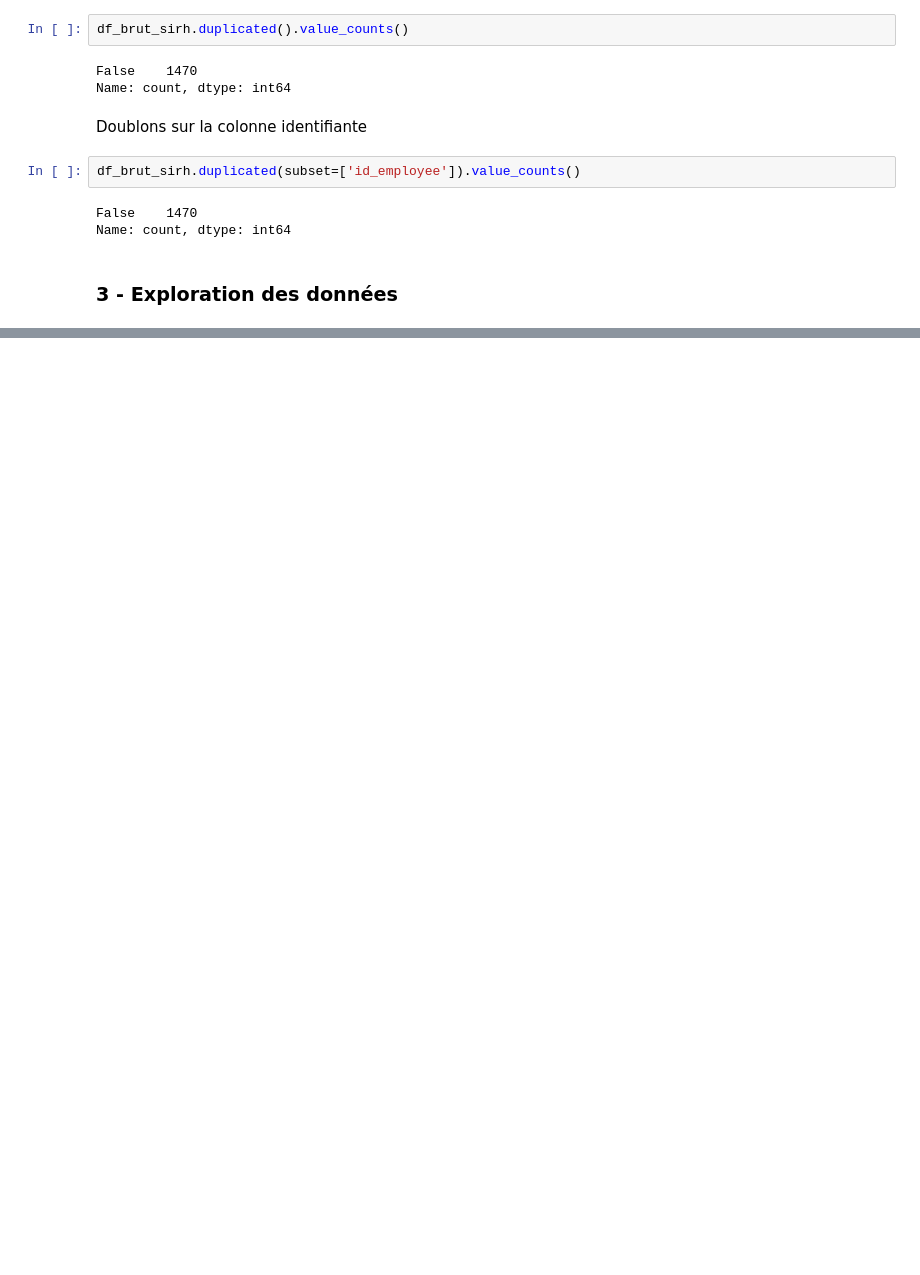
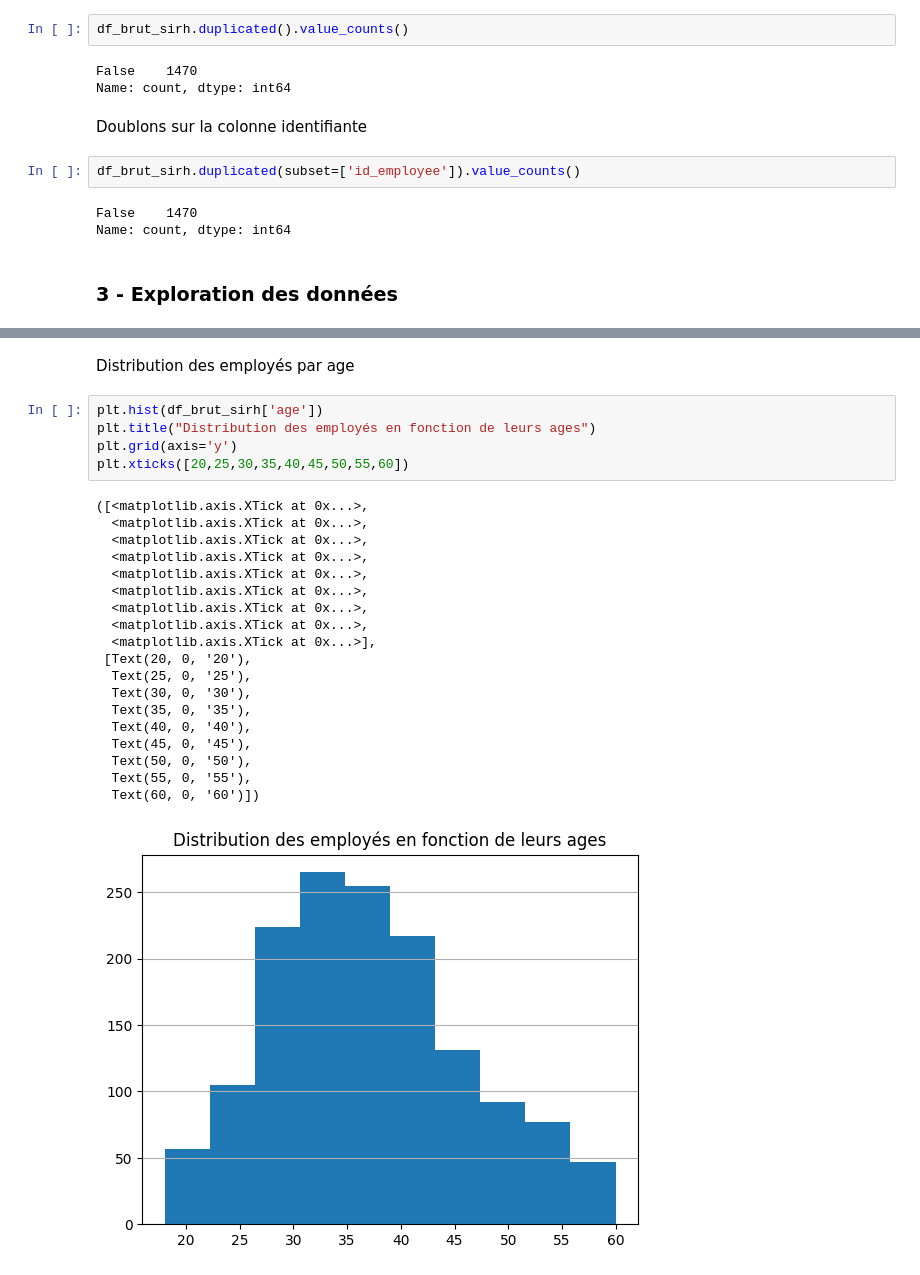
Before and after one commit to DavidRichomme/OC_P4_Classifiez_automatiquement_les_informations, a Jupyter notebook: Notebooks/01_2_EDA_sirh.ipynb, the cells around one changed output, grey strips where cells are left out. Cells and saved outputs as stored; diff of their text form; blank space fills up the shorter version.

```diff
--- a/Notebooks/01_2_EDA_sirh.ipynb
+++ b/Notebooks/01_2_EDA_sirh.ipynb
@@ -100,0 +140,27 @@ Name: count, dtype: int64
+# %% [markdown]
+Distribution des employés par age
+# %%
+plt.hist(df_brut_sirh['age'])
+plt.title("Distribution des employés en fonction de leurs ages")
+plt.grid(axis='y')
+plt.xticks([20,25,30,35,40,45,50,55,60])
+# %% [output]
+([<matplotlib.axis.XTick at 0x...>,
+  <matplotlib.axis.XTick at 0x...>,
+  <matplotlib.axis.XTick at 0x...>,
+  <matplotlib.axis.XTick at 0x...>,
+  <matplotlib.axis.XTick at 0x...>,
+  <matplotlib.axis.XTick at 0x...>,
+  <matplotlib.axis.XTick at 0x...>,
+  <matplotlib.axis.XTick at 0x...>,
+  <matplotlib.axis.XTick at 0x...>],
+ [Text(20, 0, '20'),
+  Text(25, 0, '25'),
+  Text(30, 0, '30'),
+  Text(35, 0, '35'),
+  Text(40, 0, '40'),
+  Text(45, 0, '45'),
+  Text(50, 0, '50'),
+  Text(55, 0, '55'),
+  Text(60, 0, '60')])
+[figure, added]
```
Also changed, not shown: parts of 13 cells of this notebook, 5 other files.
